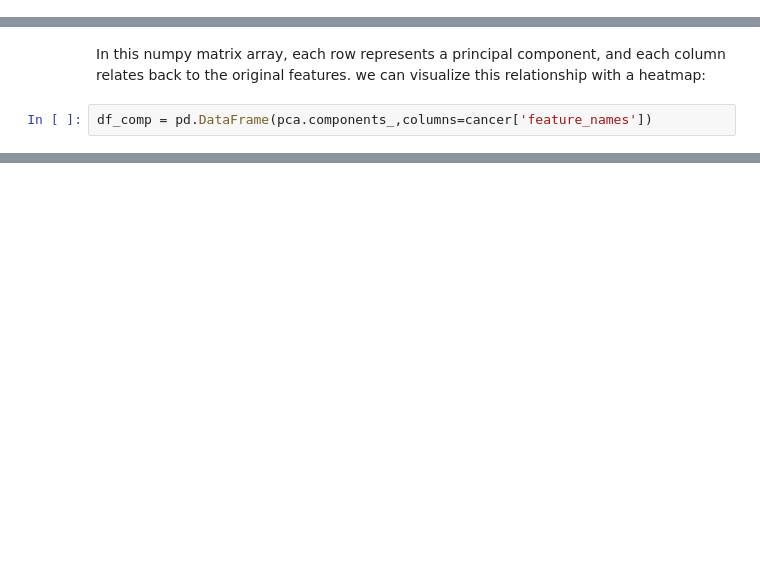
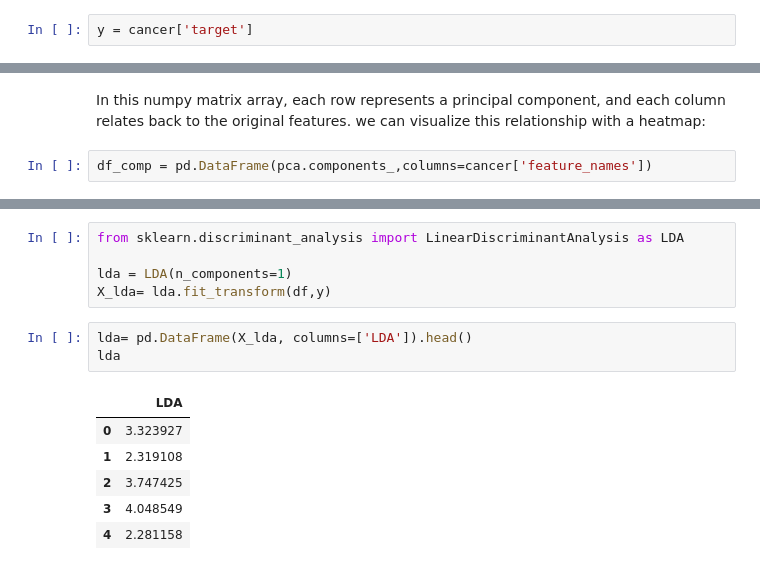
Before and after one commit to Wamuza1/dimensionality_Reduction, a Jupyter notebook: 01-Principal Component Analysis.ipynb, the cells around one changed output, grey strips where cells are left out. Saved outputs shown, nothing was run; the diff lists cells and outputs as text; blank space fills up the shorter version.

```diff
--- a/01-Principal Component Analysis.ipynb
+++ b/01-Principal Component Analysis.ipynb
@@ -51,3 +50,5 @@ print(cancer[''])
+# %%
+y = cancer['target']
 # %%
 print(cancer['DESCR'])
 # %% [output]
@@ -253,0 +300,15 @@ Hopefully this information is useful to you when dealing with high dimensional d
+# %%
+from sklearn.discriminant_analysis import LinearDiscriminantAnalysis as LDA
+
+lda = LDA(n_components=1)
+X_lda= lda.fit_transform(df,y)
+# %%
+lda= pd.DataFrame(X_lda, columns=['LDA']).head()
+lda
+# %% [output]
+|  | LDA |
+| 0 | 3.323927 |
+| 1 | 2.319108 |
+| 2 | 3.747425 |
+| 3 | 4.048549 |
+| 4 | 2.281158 |
```
Also changed, not shown: parts of 27 cells of this notebook.
